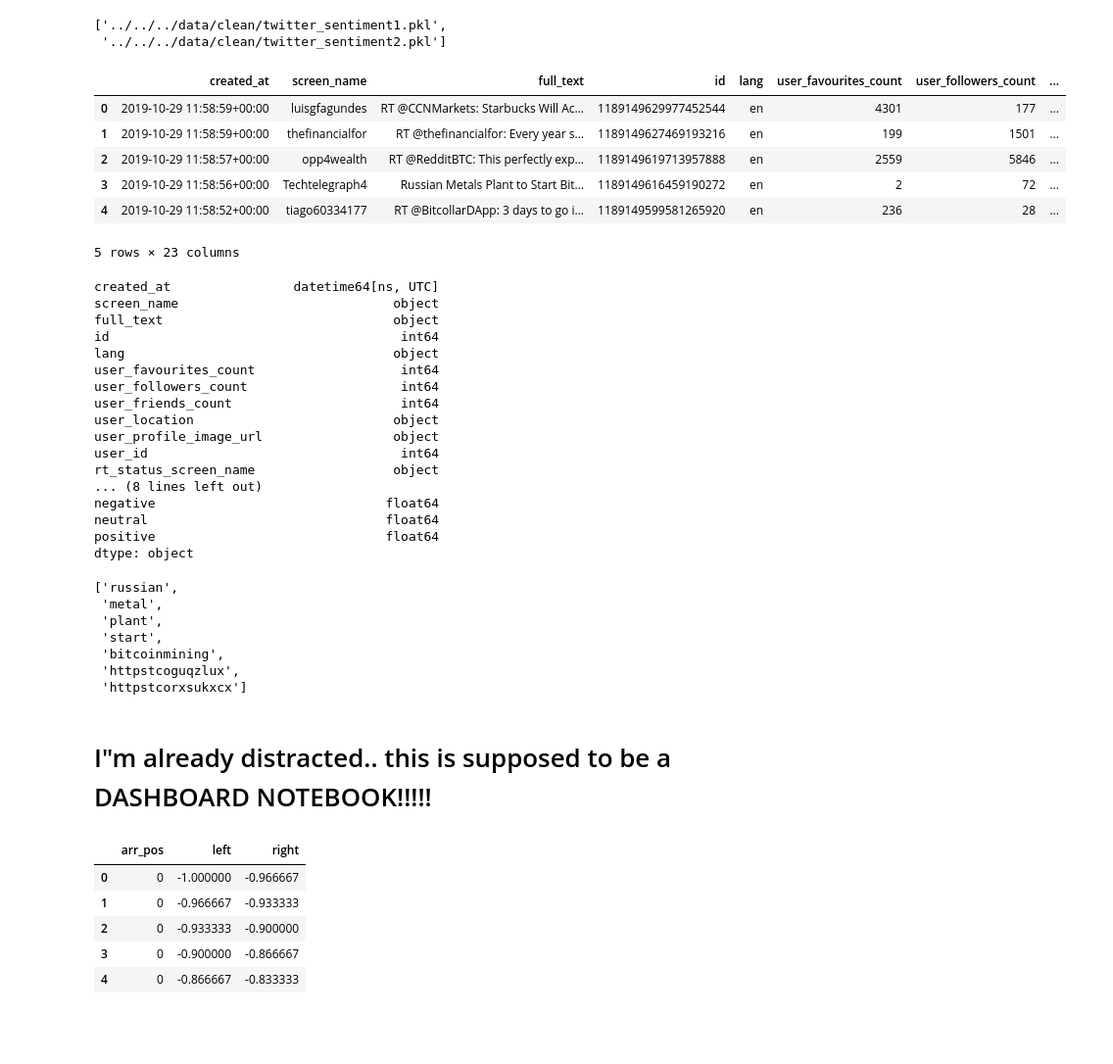
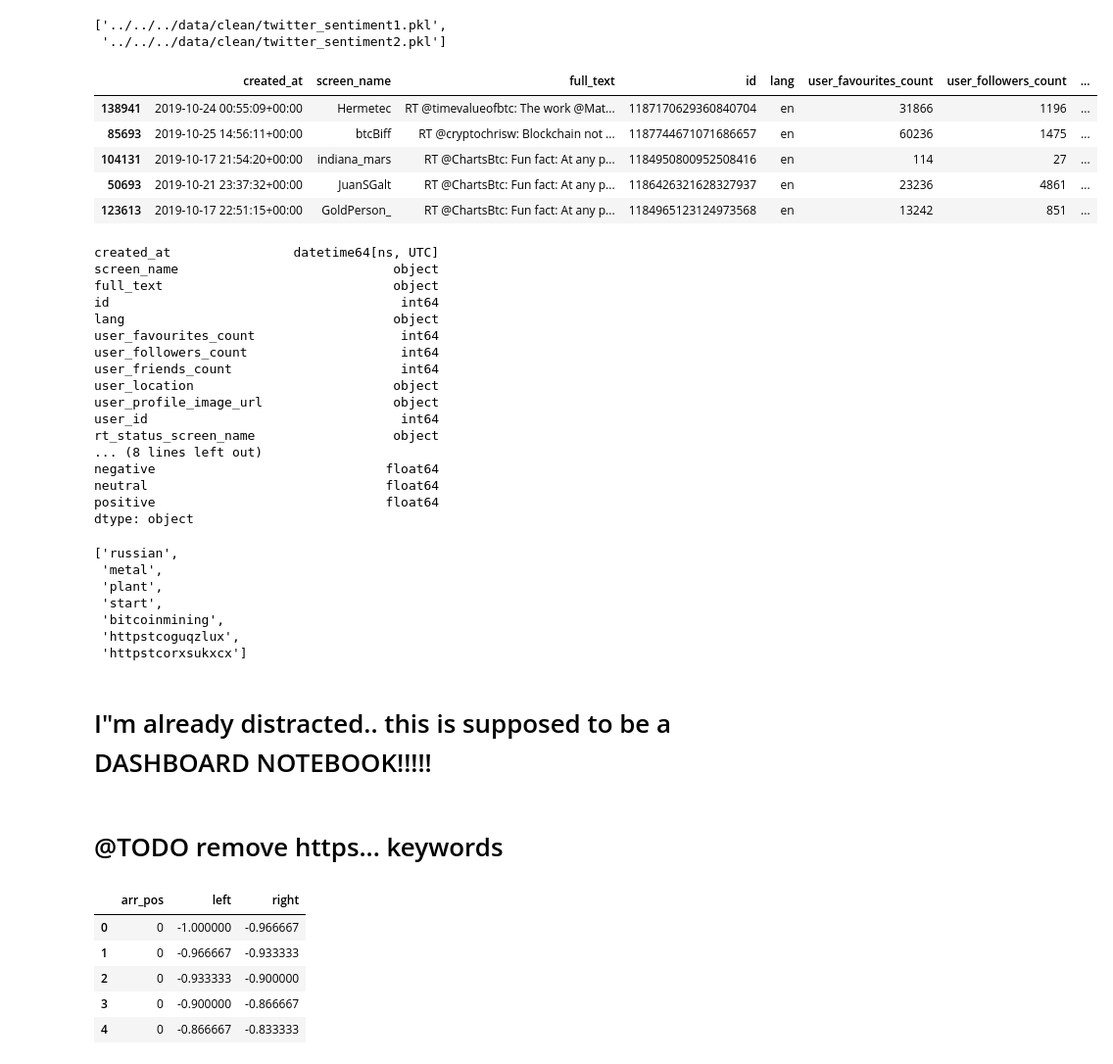
Before and after one commit to willwillis/Crypto-Sentiment-Clusters, a Jupyter notebook: notebooks/will/panel-bokeh/dashboard.ipynb, the cells around one changed output. Shown at 98% size. Drawn from its saved outputs; the diff is of its cells as text; code cells hidden in the pictures; blank space fills up the shorter version.

```diff
--- a/notebooks/will/panel-bokeh/dashboard.ipynb
+++ b/notebooks/will/panel-bokeh/dashboard.ipynb
@@ -12,6 +12,7 @@ import os
 from holoviews.operation.timeseries import rolling, rolling_outlier_std
 
 hv.extension('bokeh')
+pd.set_option('display.max_columns', None)
 # %% [output]
 [interactive output not drawn]
 [interactive output not drawn]
@@ -34,43 +35,44 @@ full_pickles
 # %%
 tweet_df = pd.concat([pd.read_pickle(fp) for fp in full_pickles], ignore_index=True)
 # %%
-display(tweet_df.head())
+display(tweet_df[(tweet_df['quoted_quote_count'] > 5)].sort_values(by="rt_status_id", ascending=False).head())
 display(tweet_df.dtypes)
 display(tweet_df.iloc[3]['clean_tokens'])
 # %% [output]
 |  | created_at | screen_name | full_text | id | lang | user_favourites_count | user_followers_count | ... |
-| 0 | 2019-10-29 11:58:59+00:00 | luisgfagundes | RT @CCNMarkets: Starbucks Will Ac... | 1189149629977452544 | en | 4301 | 177 | ... |
-| 1 | 2019-10-29 11:58:59+00:00 | thefinancialfor | RT @thefinancialfor: Every year s... | 1189149627469193216 | en | 199 | 1501 | ... |
-| 2 | 2019-10-29 11:58:57+00:00 | opp4wealth | RT @RedditBTC: This perfectly exp... | 1189149619713957888 | en | 2559 | 5846 | ... |
-| 3 | 2019-10-29 11:58:56+00:00 | Techtelegraph4 | Russian Metals Plant to Start Bit... | 1189149616459190272 | en | 2 | 72 | ... |
-| 4 | 2019-10-29 11:58:52+00:00 | tiago60334177 | RT @BitcollarDApp: 3 days to go i... | 1189149599581265920 | en | 236 | 28 | ... |
+| 138941 | 2019-10-24 00:55:09+00:00 | Hermetec | RT @timevalueofbtc: The work @Mat... | 1187170629360840704 | en | 31866 | 1196 | ... |
+| 85693 | 2019-10-25 14:56:11+00:00 | btcBiff | RT @cryptochrisw: Blockchain not ... | 1187744671071686657 | en | 60236 | 1475 | ... |
+| 104131 | 2019-10-17 21:54:20+00:00 | indiana_mars | RT @ChartsBtc: Fun fact: At any p... | 1184950800952508416 | en | 114 | 27 | ... |
+| 50693 | 2019-10-21 23:37:32+00:00 | JuanSGalt | RT @ChartsBtc: Fun fact: At any p... | 1186426321628327937 | en | 23236 | 4861 | ... |
+| 123613 | 2019-10-17 22:51:15+00:00 | GoldPerson_ | RT @ChartsBtc: Fun fact: At any p... | 1184965123124973568 | en | 13242 | 851 | ... |
-5 rows × 23 columns
+created_at                datetime64[ns, UTC]
+screen_name                            object
+full_text                              object
+id                                      int64
+lang                                   object
+user_favourites_count                   int64
+user_followers_count                    int64
+user_friends_count                      int64
+user_location                          object
+user_profile_image_url                 object
+user_id                                 int64
+rt_status_screen_name                  object
+... (8 lines left out)
+negative                              float64
+neutral                               float64
+positive                              float64
+dtype: object
-created_at                datetime64[ns, UTC]
-screen_name                            object
-full_text                              object
-id                                      int64
-lang                                   object
-user_favourites_count                   int64
-user_followers_count                    int64
-user_friends_count                      int64
-user_location                          object
-user_profile_image_url                 object
-user_id                                 int64
-rt_status_screen_name                  object
-... (8 lines left out)
-negative                              float64
-neutral                               float64
-positive                              float64
-dtype: object
+['russian',
+ 'metal',
+ 'plant',
+ 'start',
+ 'bitcoinmining',
+ 'httpstcoguqzlux',
+ 'httpstcorxsukxcx']
-['russian',
- 'metal',
- 'plant',
- 'start',
- 'bitcoinmining',
- 'httpstcoguqzlux',
- 'httpstcorxsukxcx']
 # %% [markdown]
 # I"m already distracted.. this is supposed to be a DASHBOARD NOTEBOOK!!!!!
+# %% [markdown]
+# @TODO remove https... keywords
 # %%
 arr_positive, edges = np.histogram(tweet_df['negative'],
                               bins= int(180/2),
```
Also changed, not shown: 2 other files.
